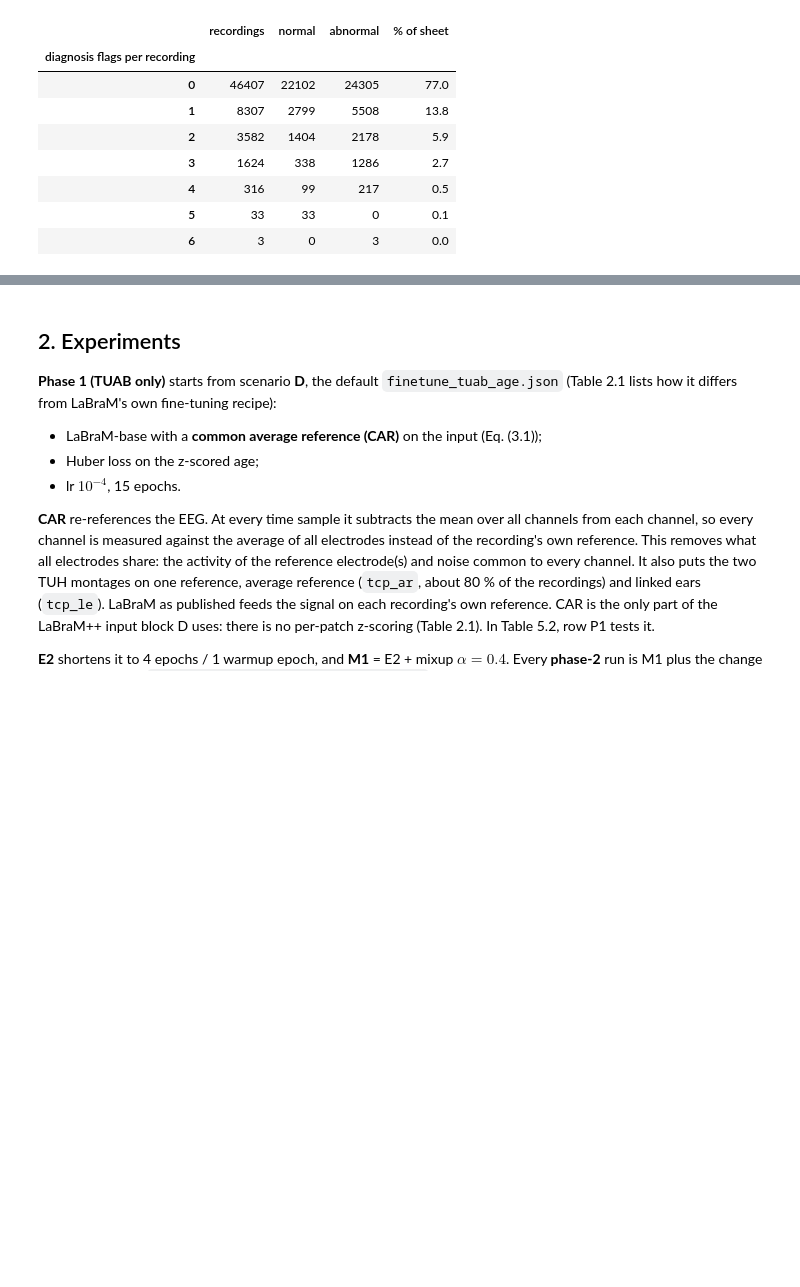
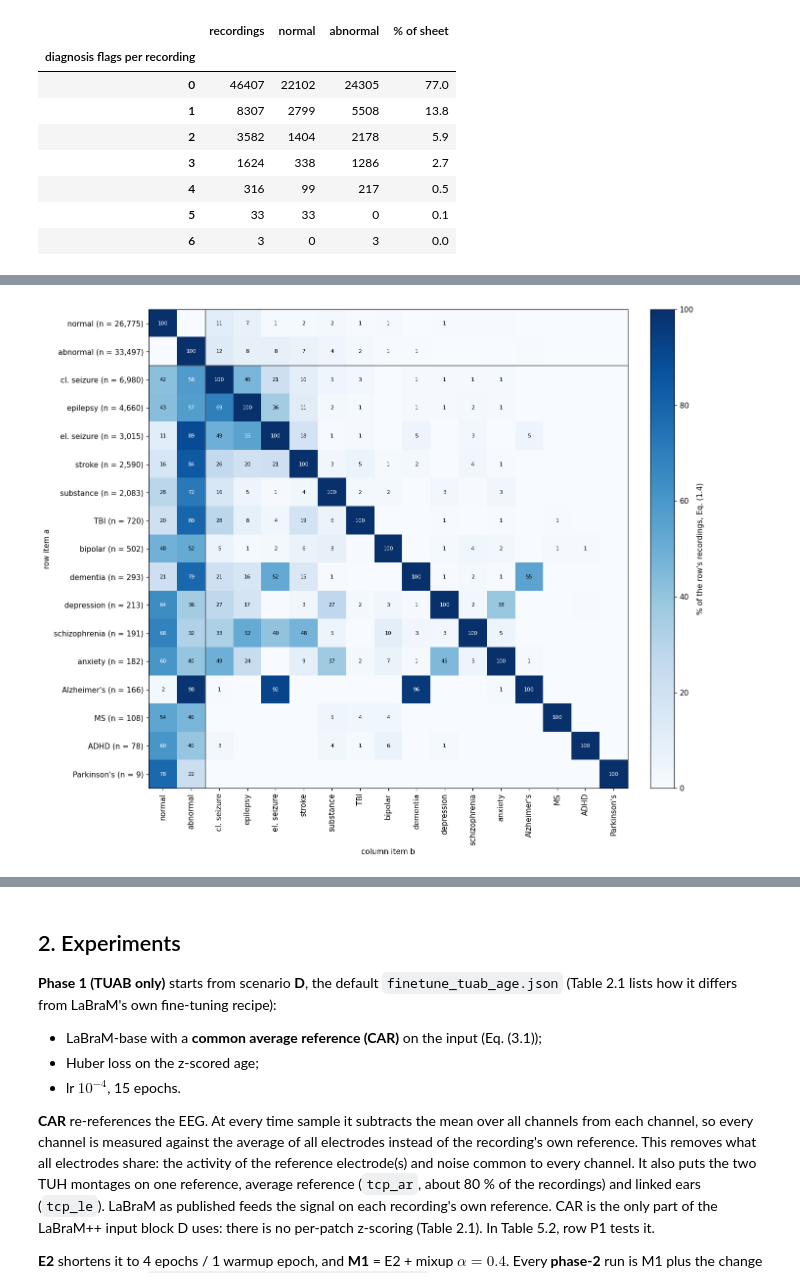
Before and after one commit to Neuro-Clalit/LaBraM, a Jupyter notebook: notebooks/brain_age_research_summary.ipynb, the cells around one changed output, grey strips where cells are left out. Drawn from its saved outputs; the diff is of its cells as text; code cells hidden in the pictures; blank space fills up the shorter version.

```diff
--- a/notebooks/brain_age_research_summary.ipynb
+++ b/notebooks/brain_age_research_summary.ipynb
@@ -858,0 +914,4 @@ if HAVE_TUEG:
+# %%
+if HAVE_TUEG:
+    fm = rs.flag_matrix(tueg)
+    display(numbered_table(fm, "1.13", "Shared diagnosis flags and status: pairwise counts", precision=0))
@@ -858,0 +948,24 @@ if HAVE_TUEG:
+# %%
+if HAVE_TUEG:
+    share = 100 * fm.div(pd.Series(np.diag(fm), index=fm.index), axis=0)
+    fig, ax = plt.subplots(figsize=(12.5, 10.5))
+    im = ax.imshow(share.to_numpy(), cmap="Blues", vmin=0, vmax=100)
+    ax.set_xticks(range(len(share)), share.columns, rotation=90)
+    ax.set_yticks(range(len(share)), [f"{r} (n = {fm.loc[r, r]:,})" for r in share.index])
+    for r in range(len(share)):
+        for c in range(len(share)):
+            v = share.iat[r, c]
+            if v >= 0.5:
+                ax.text(c, r, f"{v:.0f}", ha="center", va="center", fontsize=7, color="w" if v > 55 else "k")
+    for k in (1.5,):
+        ax.axhline(k, color="0.3", lw=1)
+        ax.axvline(k, color="0.3", lw=1)
+    ax.grid(False)
+    ax.set_xlabel("column item b")
+    ax.set_ylabel("row item a")
+    fig.colorbar(im, ax=ax, fraction=0.046, pad=0.04, label="% of the row's recordings, Eq. (1.4)")
+    fig.tight_layout()
+    assert_max_columns(fig)
+    plt.show()
+# %% [output]
+[figure, added]
```
Also changed, not shown: parts of 20 cells of this notebook, 3 other files.
